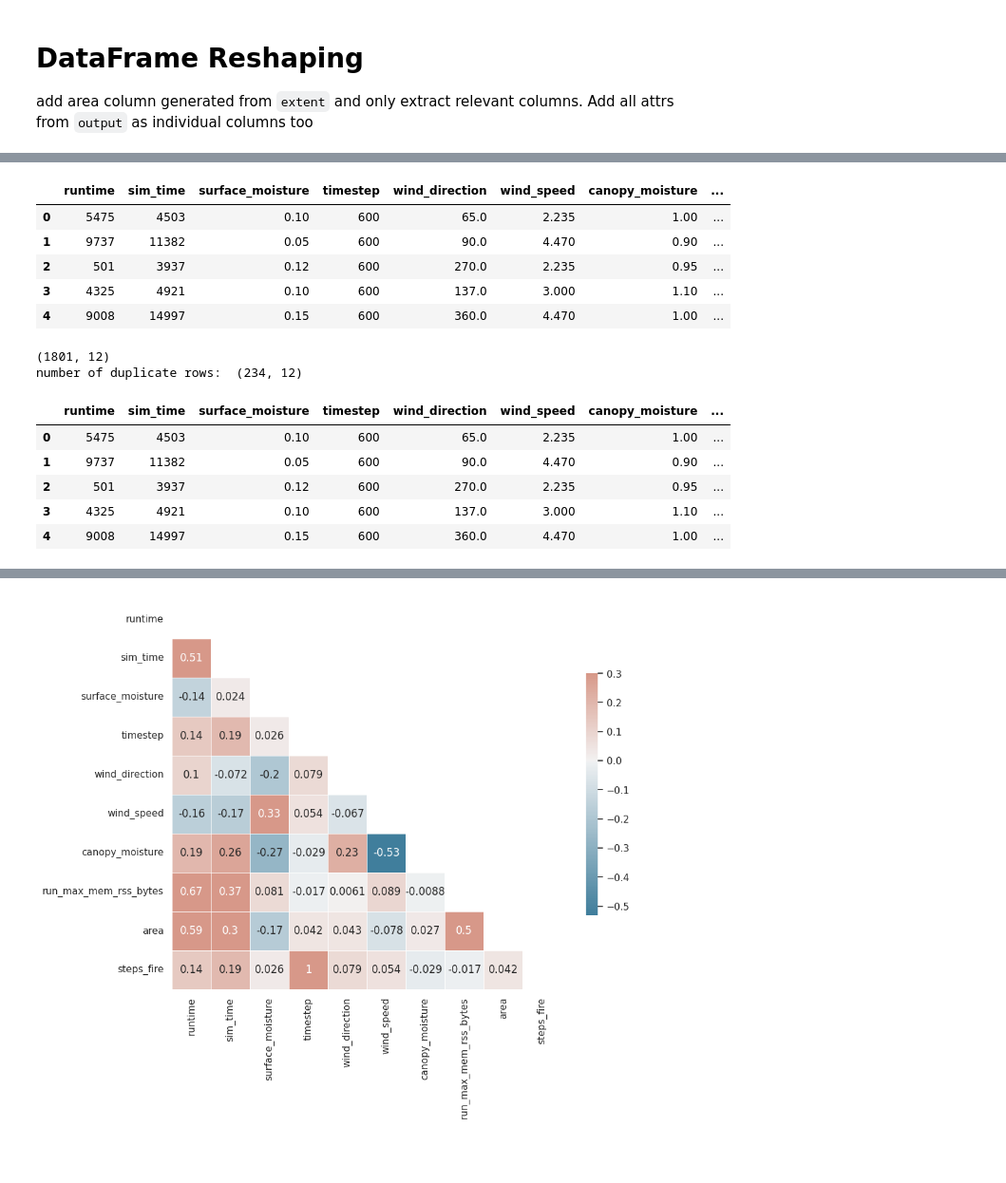
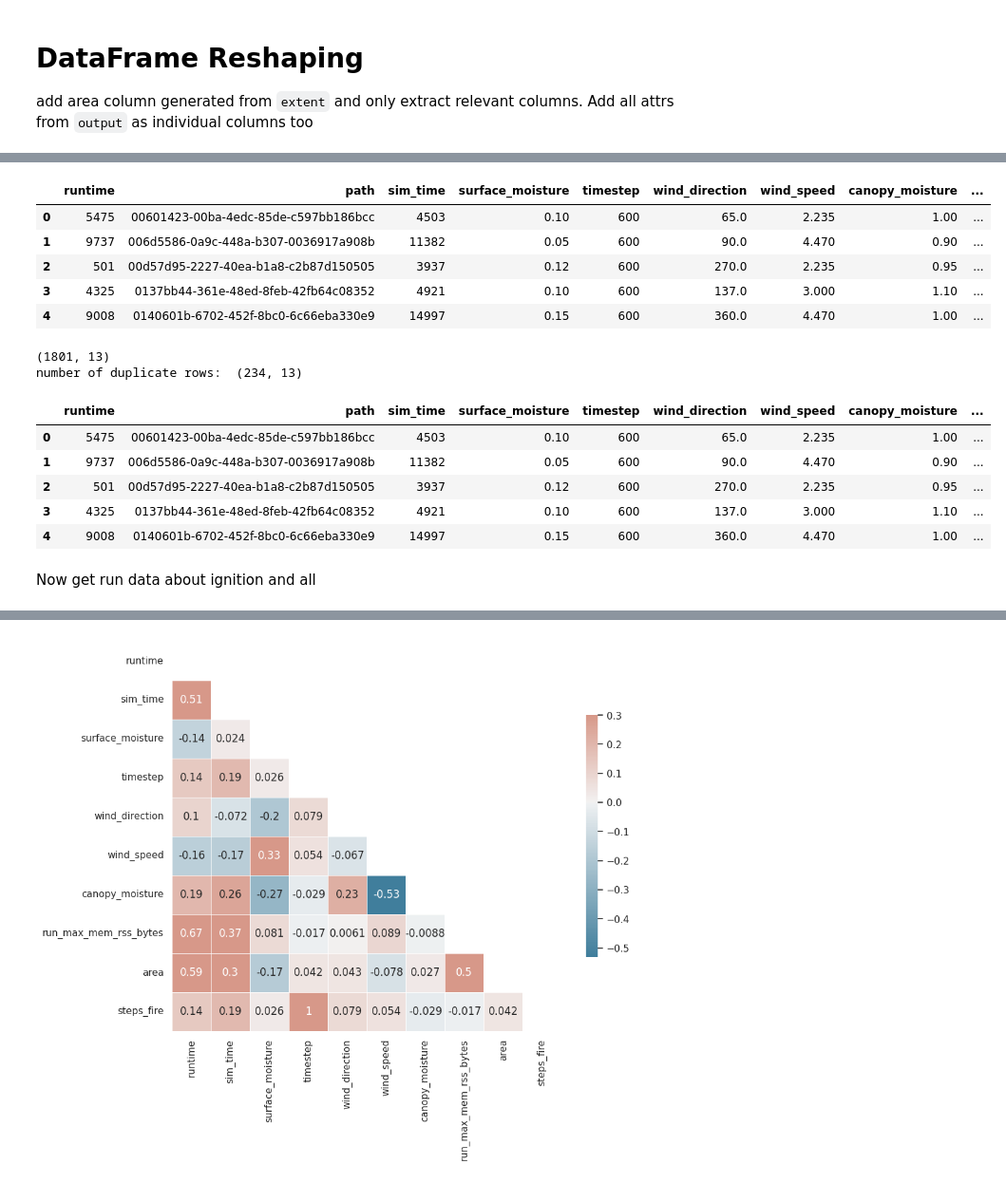
Before and after one commit to devinshende/learning-ml, a Jupyter notebook: exploration.ipynb, the cells around one changed output, grey strips where cells are left out. Shown at 95% size. Saved outputs shown, nothing was run; the diff lists cells and outputs as text; code cells hidden in the pictures; blank space fills up the shorter version.

Commit message:
trying to put fuel data into df

```diff
--- a/exploration.ipynb
+++ b/exploration.ipynb
@@ -49,6 +49,7 @@ add area column generated from `extent` and only extract relevant columns. Add a
 # %%
 # look into topo
 useful_columns = [
+    "path",
     "sim_time",
     "run_start",
     "run_end",
@@ -61,9 +62,10 @@ useful_columns = [
     "canopy_moisture",
     "resolution",
     "run_max_mem_rss_bytes",
-    "seed"
+    "seed",
 ]
 run_data = simulation_runs.get(useful_columns)
 column = run_data.apply(lambda row: calculate_area(row["extent"]), axis=1)
 run_data = run_data.drop(columns=["extent"])
 run_data = run_data.dropna(subset="output")
+run_data.head(3)
@@ -71,40 +78,46 @@ run_data = run_data.dropna(subset="output")
 
 # add new columns
 
 runtime = run_data.apply(
     lambda row: get_run_time(row["run_start"],row["run_end"]),
     axis=1
 )
 
 steps_fire = run_data.apply(
     lambda row: ast.literal_eval(row["output"])["steps_fire"],
+    axis=1
+)
+
+run_data["path"] = run_data.apply(
+    lambda row: get_id(row["path"]),
     axis=1
 )
 
 # steps_wind = run_data.apply(
 #     lambda row: ast.literal_eval(row["output"])["steps_wind"],
 #     axis=1
 # )
 # everything was 100
 
 run_data.insert(0,'runtime', runtime)
 run_data = run_data.assign(area=column, steps_fire=steps_fire)
 run_data = run_data.drop(columns=["run_start","run_end","output"])
 # user friendly runtime like "6 hours"
 # run_data["readrun"] = run_data.apply(
 #     lambda row: convert(row["runtime"]),
 #     axis=1
 # )
 
 run_data.head()
 # %% [output]
-|  | runtime | sim_time | surface_moisture | timestep | wind_direction | wind_speed | canopy_moisture | ... |
-| 0 | 5475 | 4503 | 0.10 | 600 | 65.0 | 2.235 | 1.00 | ... |
-| 1 | 9737 | 11382 | 0.05 | 600 | 90.0 | 4.470 | 0.90 | ... |
-| 2 | 501 | 3937 | 0.12 | 600 | 270.0 | 2.235 | 0.95 | ... |
-| 3 | 4325 | 4921 | 0.10 | 600 | 137.0 | 3.000 | 1.10 | ... |
-| 4 | 9008 | 14997 | 0.15 | 600 | 360.0 | 4.470 | 1.00 | ... |
+|  | runtime | path | sim_time | surface_moisture | timestep | wind_direction | wind_speed | canopy_moisture | ... |
+| 0 | 5475 | 00601423-00ba-4edc-85de-c597bb186bcc | 4503 | 0.10 | 600 | 65.0 | 2.235 | 1.00 | ... |
+| 1 | 9737 | 006d5586-0a9c-448a-b307-0036917a908b | 11382 | 0.05 | 600 | 90.0 | 4.470 | 0.90 | ... |
+| 2 | 501 | 00d57d95-2227-40ea-b1a8-c2b87d150505 | 3937 | 0.12 | 600 | 270.0 | 2.235 | 0.95 | ... |
+| 3 | 4325 | 0137bb44-361e-48ed-8feb-42fb64c08352 | 4921 | 0.10 | 600 | 137.0 | 3.000 | 1.10 | ... |
+| 4 | 9008 | 0140601b-6702-452f-8bc0-6c66eba330e9 | 14997 | 0.15 | 600 | 360.0 | 4.470 | 1.00 | ... |
 # %%
+# Drop Duplicates
 print(run_data.shape)
 duplicate_rows_df = run_data[run_data.duplicated()]
 print("number of duplicate rows: ", duplicate_rows_df.shape)
@@ -112,11 +125,13 @@ run_data = run_data.drop_duplicates()
 
 run_data.head()
 # %% [output]
-(1801, 12)
-number of duplicate rows:  (234, 12)
+(1801, 13)
+number of duplicate rows:  (234, 13)
-|  | runtime | sim_time | surface_moisture | timestep | wind_direction | wind_speed | canopy_moisture | ... |
-| 0 | 5475 | 4503 | 0.10 | 600 | 65.0 | 2.235 | 1.00 | ... |
-| 1 | 9737 | 11382 | 0.05 | 600 | 90.0 | 4.470 | 0.90 | ... |
-| 2 | 501 | 3937 | 0.12 | 600 | 270.0 | 2.235 | 0.95 | ... |
-| 3 | 4325 | 4921 | 0.10 | 600 | 137.0 | 3.000 | 1.10 | ... |
-| 4 | 9008 | 14997 | 0.15 | 600 | 360.0 | 4.470 | 1.00 | ... |
+|  | runtime | path | sim_time | surface_moisture | timestep | wind_direction | wind_speed | canopy_moisture | ... |
+| 0 | 5475 | 00601423-00ba-4edc-85de-c597bb186bcc | 4503 | 0.10 | 600 | 65.0 | 2.235 | 1.00 | ... |
+| 1 | 9737 | 006d5586-0a9c-448a-b307-0036917a908b | 11382 | 0.05 | 600 | 90.0 | 4.470 | 0.90 | ... |
+| 2 | 501 | 00d57d95-2227-40ea-b1a8-c2b87d150505 | 3937 | 0.12 | 600 | 270.0 | 2.235 | 0.95 | ... |
+| 3 | 4325 | 0137bb44-361e-48ed-8feb-42fb64c08352 | 4921 | 0.10 | 600 | 137.0 | 3.000 | 1.10 | ... |
+| 4 | 9008 | 0140601b-6702-452f-8bc0-6c66eba330e9 | 14997 | 0.15 | 600 | 360.0 | 4.470 | 1.00 | ... |
+# %% [markdown]
+Now get run data about ignition and all
```
Also changed, not shown: parts of 5 cells of this notebook, 1 other file.
